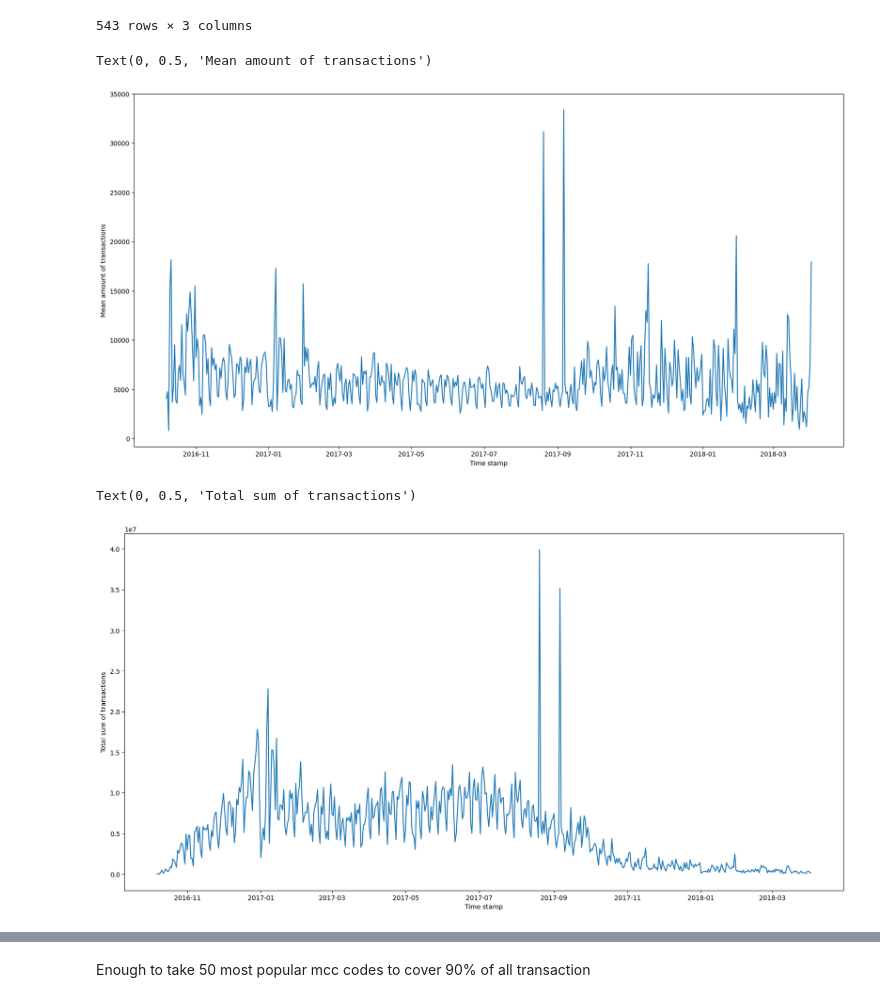
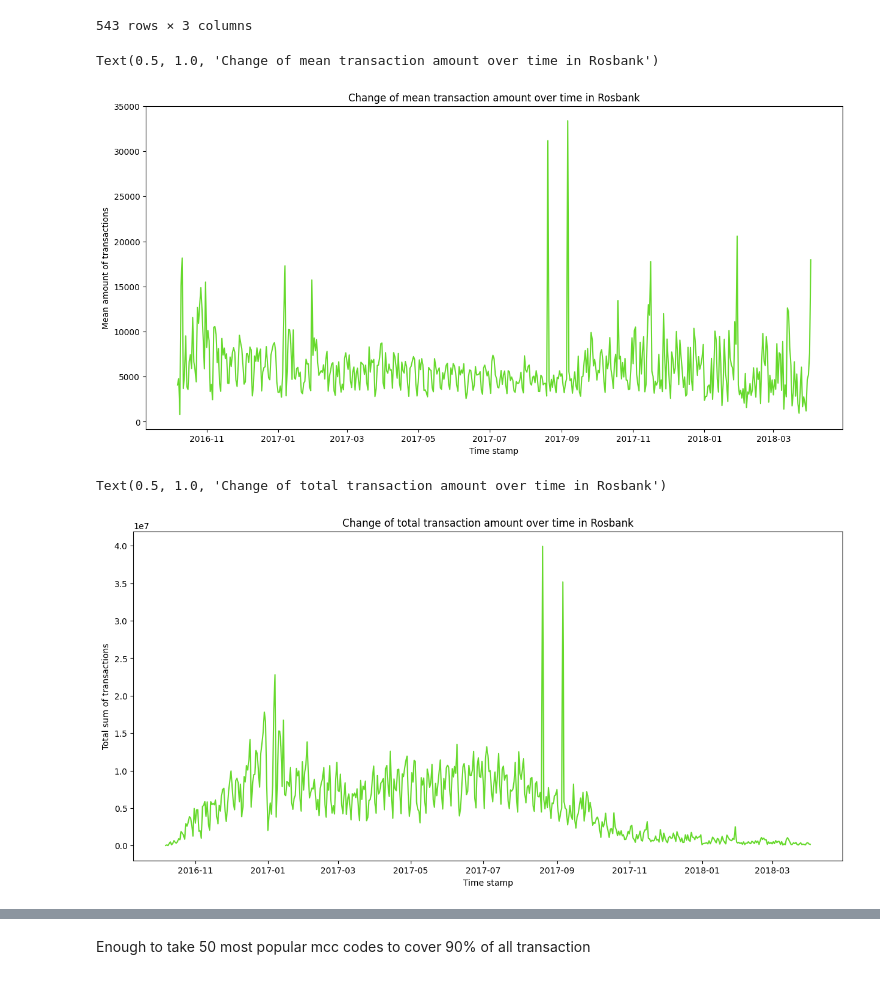
Before and after one commit to Matteus1904/GPT-like_approach_for_event_sequences, a Jupyter notebook: rosbank_notebook.ipynb, the cells around one changed output, grey strips where cells are left out. Drawn from its saved outputs; the diff is of its cells as text; code cells hidden in the pictures.

```diff
--- a/rosbank_notebook.ipynb
+++ b/rosbank_notebook.ipynb
@@ -61,19 +61,21 @@ date_agg
 | 2018-04-02 | 17961.111111 | 161650.00 | 9 |
 543 rows × 3 columns
 # %%
-plt.figure(figsize = (20, 10))
-plt.plot(date_agg.index, date_agg.Mean)
+plt.figure(figsize = (15, 7))
+plt.plot(date_agg.index, date_agg.Mean, color = '#66D92C')
 plt.xlabel('Time stamp')
 plt.ylabel('Mean amount of transactions')
+plt.title('Change of mean transaction amount over time in Rosbank')
 # %% [output]
-Text(0, 0.5, 'Mean amount of transactions')
+Text(0.5, 1.0, 'Change of mean transaction amount over time in Rosbank')
-[figure, old version]
+[figure, new version]
 # %%
-plt.figure(figsize = (20, 10))
-plt.plot(date_agg.index, date_agg.Sum)
+plt.figure(figsize = (15, 7))
+plt.plot(date_agg.index, date_agg.Sum, color = '#66D92C')
 plt.xlabel('Time stamp')
 plt.ylabel('Total sum of transactions')
+plt.title('Change of total transaction amount over time in Rosbank')
 # %% [output]
-Text(0, 0.5, 'Total sum of transactions')
+Text(0.5, 1.0, 'Change of total transaction amount over time in Rosbank')
-[figure, old version]
+[figure, new version]
 # %%
```
Also changed, not shown: parts of 5 cells of this notebook, 1 other file.
